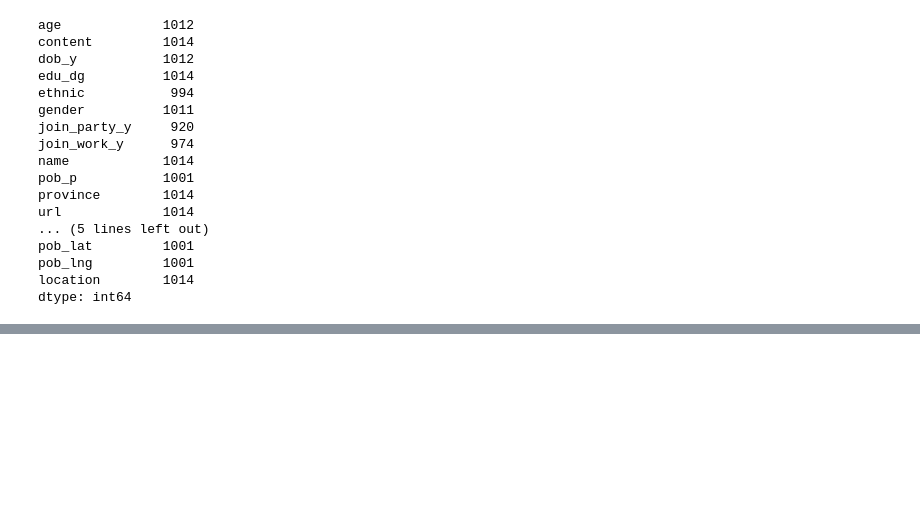
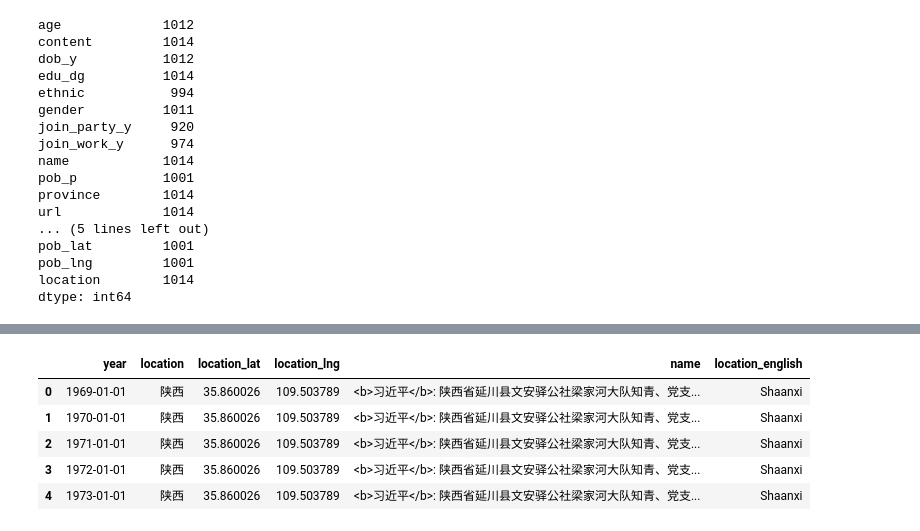
Before and after one commit to Weihua4455/database, a Jupyter notebook: final_project/merge-clean/Get_Map_CSVs.ipynb, the cells around one changed output, grey strips where cells are left out. Saved outputs shown, nothing was run; the diff lists cells and outputs as text; code cells hidden in the pictures; blank space fills up the shorter version.

```diff
--- a/final_project/merge-clean/Get_Map_CSVs.ipynb
+++ b/final_project/merge-clean/Get_Map_CSVs.ipynb
@@ -168,3 +170,12 @@ array(['Shaanxi', 'Beijing', 'Hebei', 'Fujian', 'Zhejiang', 'Shanghai',
        'Shenzhen'], dtype=object)
 # %%
 df1.to_csv("year_map.csv", index = False)
+# %%
+df1.head()
+# %% [output]
+|  | year | location | location_lat | location_lng | name | location_english |
+| 0 | 1969-01-01 | 陕西 | 35.860026 | 109.503789 | <b>习近平</b>: 陕西省延川县文安驿公社梁家河大队知青、党支... | Shaanxi |
+| 1 | 1970-01-01 | 陕西 | 35.860026 | 109.503789 | <b>习近平</b>: 陕西省延川县文安驿公社梁家河大队知青、党支... | Shaanxi |
+| 2 | 1971-01-01 | 陕西 | 35.860026 | 109.503789 | <b>习近平</b>: 陕西省延川县文安驿公社梁家河大队知青、党支... | Shaanxi |
+| 3 | 1972-01-01 | 陕西 | 35.860026 | 109.503789 | <b>习近平</b>: 陕西省延川县文安驿公社梁家河大队知青、党支... | Shaanxi |
+| 4 | 1973-01-01 | 陕西 | 35.860026 | 109.503789 | <b>习近平</b>: 陕西省延川县文安驿公社梁家河大队知青、党支... | Shaanxi |
```
Also changed, not shown: parts of 18 cells of this notebook.
